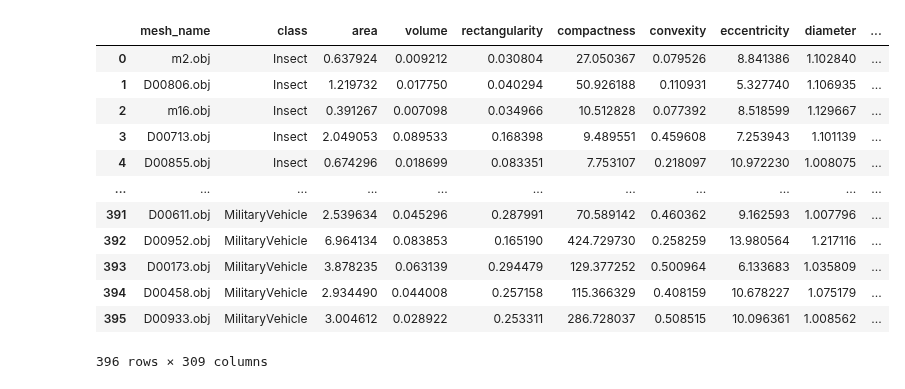
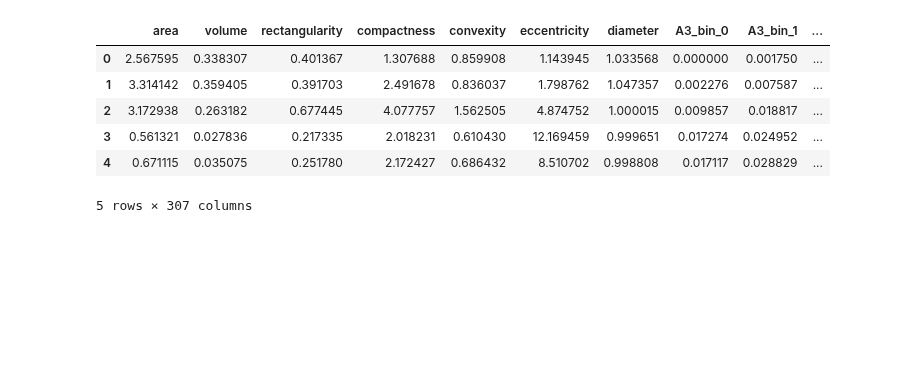
Before and after one commit to maria-raluca-st/INFOMR-final-project, a Jupyter notebook: mmdbs/distance.ipynb, the cells around one changed output. Drawn from its saved outputs; the diff is of its cells as text; code cells hidden in the pictures; blank space fills up the shorter version.

```diff
--- a/mmdbs/distance.ipynb
+++ b/mmdbs/distance.ipynb
@@ -3,17 +4,12 @@ import pandas as pd
 # %%
-df_features = pd.read_csv("subset_mesh_features.csv")
-df_features
+df_features = pd.read_csv("mesh_features.csv")
+X = df_features.drop(["mesh_name", "class"], axis=1)
+X.head()
 # %% [output]
-|  | mesh_name | class | area | volume | rectangularity | compactness | convexity | eccentricity | diameter | ... |
-| 0 | m2.obj | Insect | 0.637924 | 0.009212 | 0.030804 | 27.050367 | 0.079526 | 8.841386 | 1.102840 | ... |
-| 1 | D00806.obj | Insect | 1.219732 | 0.017750 | 0.040294 | 50.926188 | 0.110931 | 5.327740 | 1.106935 | ... |
-| 2 | m16.obj | Insect | 0.391267 | 0.007098 | 0.034966 | 10.512828 | 0.077392 | 8.518599 | 1.129667 | ... |
-| 3 | D00713.obj | Insect | 2.049053 | 0.089533 | 0.168398 | 9.489551 | 0.459608 | 7.253943 | 1.101139 | ... |
-| 4 | D00855.obj | Insect | 0.674296 | 0.018699 | 0.083351 | 7.753107 | 0.218097 | 10.972230 | 1.008075 | ... |
-| ... | ... | ... | ... | ... | ... | ... | ... | ... | ... | ... |
-| 391 | D00611.obj | MilitaryVehicle | 2.539634 | 0.045296 | 0.287991 | 70.589142 | 0.460362 | 9.162593 | 1.007796 | ... |
-| 392 | D00952.obj | MilitaryVehicle | 6.964134 | 0.083853 | 0.165190 | 424.729730 | 0.258259 | 13.980564 | 1.217116 | ... |
-| 393 | D00173.obj | MilitaryVehicle | 3.878235 | 0.063139 | 0.294479 | 129.377252 | 0.500964 | 6.133683 | 1.035809 | ... |
-| 394 | D00458.obj | MilitaryVehicle | 2.934490 | 0.044008 | 0.257158 | 115.366329 | 0.408159 | 10.678227 | 1.075179 | ... |
-| 395 | D00933.obj | MilitaryVehicle | 3.004612 | 0.028922 | 0.253311 | 286.728037 | 0.508515 | 10.096361 | 1.008562 | ... |
+|  | area | volume | rectangularity | compactness | convexity | eccentricity | diameter | A3_bin_0 | A3_bin_1 | ... |
+| 0 | 2.567595 | 0.338307 | 0.401367 | 1.307688 | 0.859908 | 1.143945 | 1.033568 | 0.000000 | 0.001750 | ... |
+| 1 | 3.314142 | 0.359405 | 0.391703 | 2.491678 | 0.836037 | 1.798762 | 1.047357 | 0.002276 | 0.007587 | ... |
+| 2 | 3.172938 | 0.263182 | 0.677445 | 4.077757 | 1.562505 | 4.874752 | 1.000015 | 0.009857 | 0.018817 | ... |
+| 3 | 0.561321 | 0.027836 | 0.217335 | 2.018231 | 0.610430 | 12.169459 | 0.999651 | 0.017274 | 0.024952 | ... |
+| 4 | 0.671115 | 0.035075 | 0.251780 | 2.172427 | 0.686432 | 8.510702 | 0.998808 | 0.017117 | 0.028829 | ... |
-396 rows × 309 columns
+5 rows × 307 columns
```
Also changed, not shown: parts of 16 cells of this notebook.
